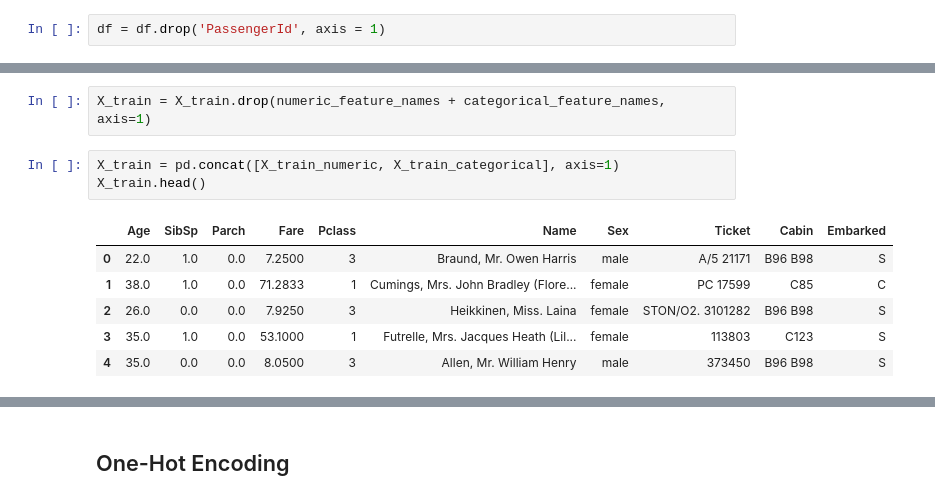
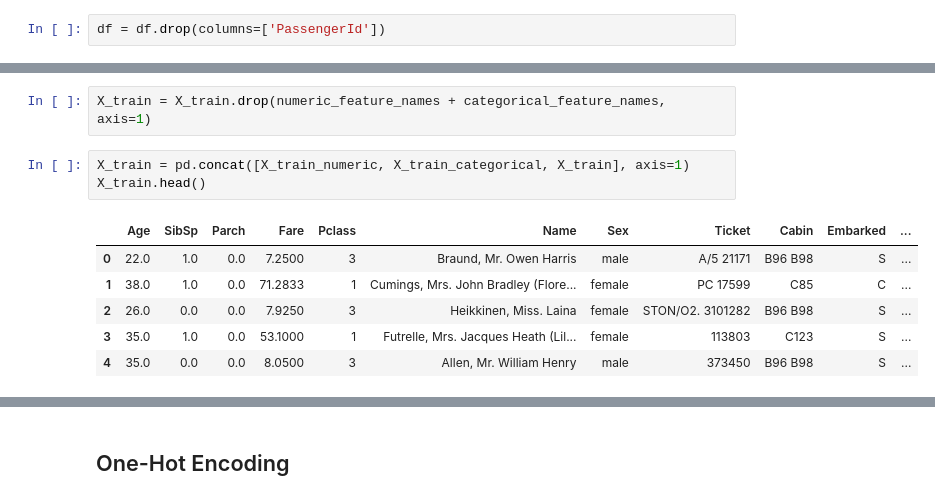
Before and after one commit to JasmineHuang25/ntl01-dtsc-live-103122, a Jupyter notebook: 3Phase/44-classification_workflow.ipynb, the cells around one changed output, grey strips where cells are left out. Drawn from its saved outputs; the diff is of its cells as text.

```diff
--- a/3Phase/44-classification_workflow.ipynb
+++ b/3Phase/44-classification_workflow.ipynb
@@ -104,7 +104,7 @@ Cabin          687
 Embarked         2
 dtype: int64
 # %%
-df = df.drop('PassengerId', axis = 1)
+df = df.drop(columns=['PassengerId'])
 # %%
 df.head()
 # %% [output]
@@ -507,13 +538,13 @@ Drop all of the old columns from X_train, then concat the new imputed ones:
 # %%
 X_train = X_train.drop(numeric_feature_names + categorical_feature_names, axis=1)
 # %%
-X_train = pd.concat([X_train_numeric, X_train_categorical], axis=1)
+X_train = pd.concat([X_train_numeric, X_train_categorical, X_train], axis=1)
 X_train.head()
 # %% [output]
-|  | Age | SibSp | Parch | Fare | Pclass | Name | Sex | Ticket | Cabin | Embarked |
-| 0 | 22.0 | 1.0 | 0.0 | 7.2500 | 3 | Braund, Mr. Owen Harris | male | A/5 21171 | B96 B98 | S |
-| 1 | 38.0 | 1.0 | 0.0 | 71.2833 | 1 | Cumings, Mrs. John Bradley (Flore... | female | PC 17599 | C85 | C |
-| 2 | 26.0 | 0.0 | 0.0 | 7.9250 | 3 | Heikkinen, Miss. Laina | female | STON/O2. 3101282 | B96 B98 | S |
-| 3 | 35.0 | 1.0 | 0.0 | 53.1000 | 1 | Futrelle, Mrs. Jacques Heath (Lil... | female | 113803 | C123 | S |
-| 4 | 35.0 | 0.0 | 0.0 | 8.0500 | 3 | Allen, Mr. William Henry | male | 373450 | B96 B98 | S |
+|  | Age | SibSp | Parch | Fare | Pclass | Name | Sex | Ticket | Cabin | Embarked | ... |
+| 0 | 22.0 | 1.0 | 0.0 | 7.2500 | 3 | Braund, Mr. Owen Harris | male | A/5 21171 | B96 B98 | S | ... |
+| 1 | 38.0 | 1.0 | 0.0 | 71.2833 | 1 | Cumings, Mrs. John Bradley (Flore... | female | PC 17599 | C85 | C | ... |
+| 2 | 26.0 | 0.0 | 0.0 | 7.9250 | 3 | Heikkinen, Miss. Laina | female | STON/O2. 3101282 | B96 B98 | S | ... |
+| 3 | 35.0 | 1.0 | 0.0 | 53.1000 | 1 | Futrelle, Mrs. Jacques Heath (Lil... | female | 113803 | C123 | S | ... |
+| 4 | 35.0 | 0.0 | 0.0 | 8.0500 | 3 | Allen, Mr. William Henry | male | 373450 | B96 B98 | S | ... |
 # %%
```
Also changed, not shown: parts of 22 cells of this notebook.
